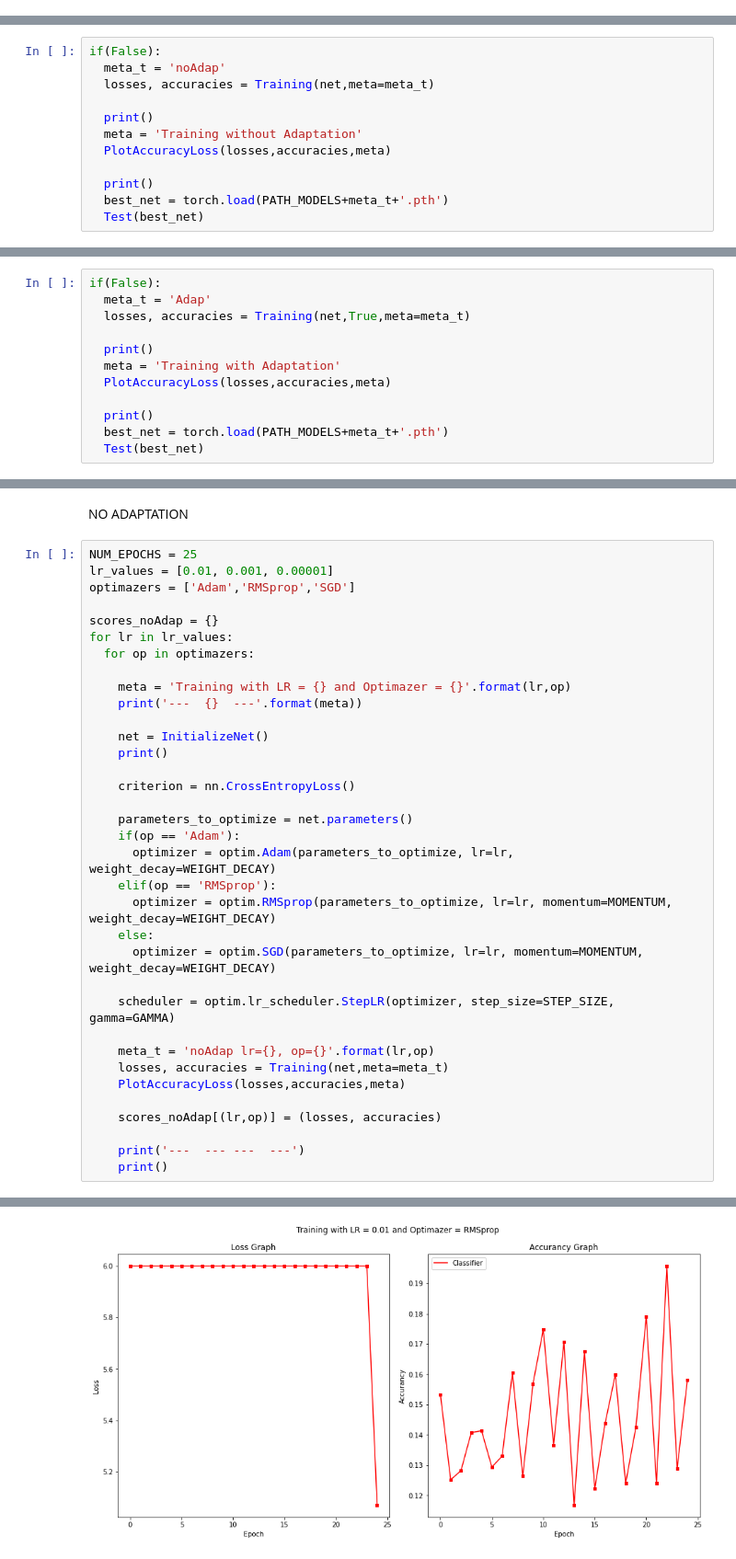
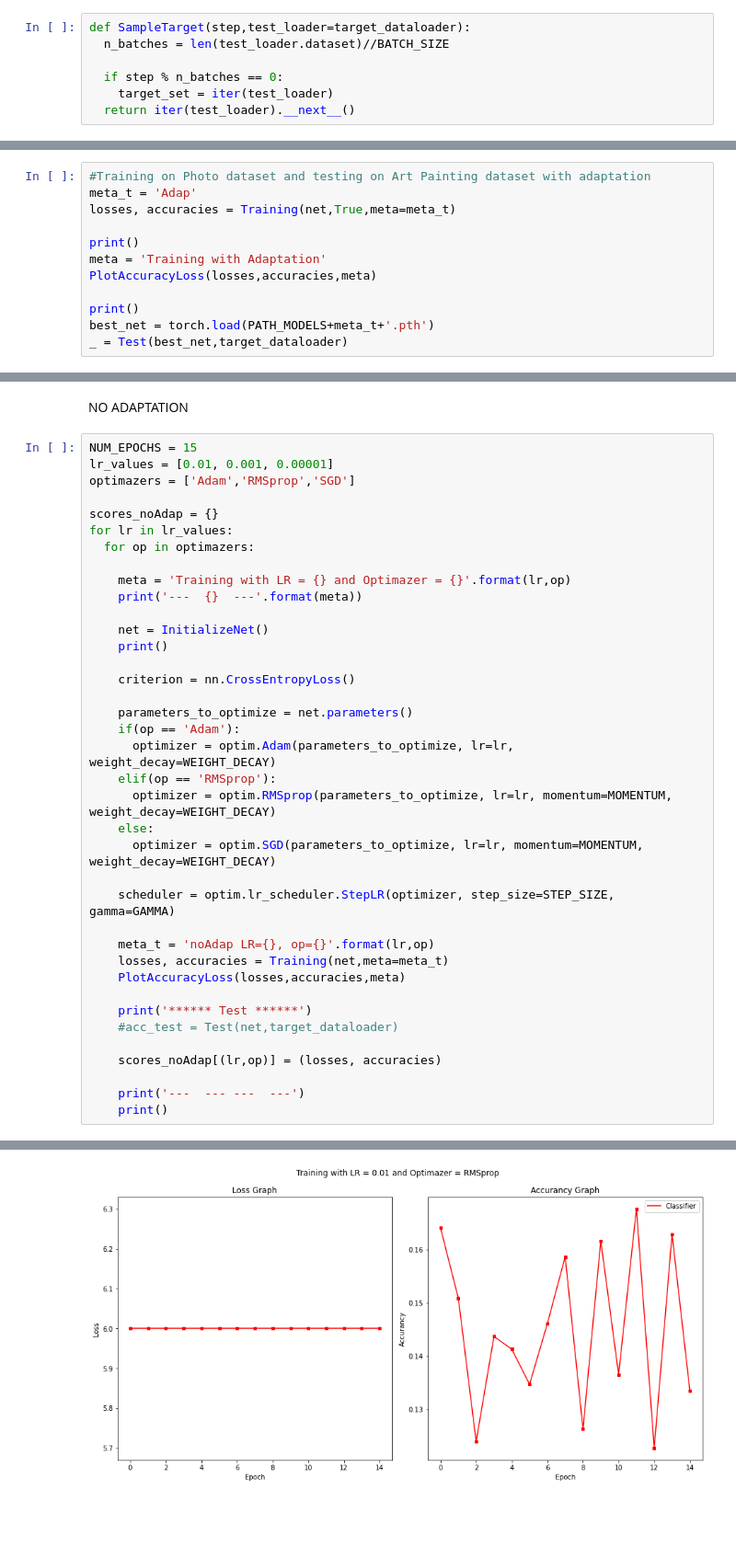
Before and after one commit to MauriVass/MachineLearning-DeepLearningCourse, a Jupyter notebook: HM3/Homework3_MLDL.ipynb, the cells around one changed output, grey strips where cells are left out. Shown at 92% size. Saved outputs shown, nothing was run; the diff lists cells and outputs as text; blank space fills up the shorter version.

```diff
--- a/HM3/Homework3_MLDL.ipynb
+++ b/HM3/Homework3_MLDL.ipynb
@@ -364,3 +455,10 @@ def PlotAccuracyLoss(loss, acc, meta=''):
   if(len(loss)>1):
     print('Domain Classifier: Min Loss: {:.6f}, Max Acc: {:.6f}'.format( min(loss_gd),max(acc_gd) ))
     print('Domain Classifier(Target): Min Loss: {:.6f}, Max Acc: {:.6f}'.format( min(loss_gd_t),max(acc_gd_t) ))
+# %%
+def SampleTarget(step,test_loader=target_dataloader):
+  n_batches = len(test_loader.dataset)//BATCH_SIZE
+
+  if step % n_batches == 0:
+    target_set = iter(test_loader)
+  return iter(test_loader).__next__()
@@ -543,14 +777,14 @@ def Test(net):
 # %%
-if(False):
-  meta_t = 'noAdap'
-  losses, accuracies = Training(net,meta=meta_t)
+#Training on Photo dataset and testing on Art Painting dataset with adaptation
+meta_t = 'Adap'
+losses, accuracies = Training(net,True,meta=meta_t)
 
-  print()
-  meta = 'Training without Adaptation'
-  PlotAccuracyLoss(losses,accuracies,meta)
+print()
+meta = 'Training with Adaptation'
+PlotAccuracyLoss(losses,accuracies,meta)
 
-  print()
-  best_net = torch.load(PATH_MODELS+meta_t+'.pth')
-  Test(best_net)
+print()
+best_net = torch.load(PATH_MODELS+meta_t+'.pth')
+_ = Test(best_net,target_dataloader)
 # %% [output]
 Starting epoch 1/30, LR = [0.001]
@@ -618,12 +813,0 @@ def SampleTarget(step):
-# %%
-if(False):
-  meta_t = 'Adap'
-  losses, accuracies = Training(net,True,meta=meta_t)
-
-  print()
-  meta = 'Training with Adaptation'
-  PlotAccuracyLoss(losses,accuracies,meta)
-
-  print()
-  best_net = torch.load(PATH_MODELS+meta_t+'.pth')
-  Test(best_net)
@@ -695,7 +816,7 @@ def SketchHeatMap(scores,trainAcc=False):
 # %% [markdown]
 NO ADAPTATION
 # %%
-NUM_EPOCHS = 25
+NUM_EPOCHS = 15
 lr_values = [0.01, 0.001, 0.00001]
 optimazers = ['Adam','RMSprop','SGD']
 
@@ -721,9 +842,12 @@ for lr in lr_values:
 
     scheduler = optim.lr_scheduler.StepLR(optimizer, step_size=STEP_SIZE, gamma=GAMMA)
 
-    meta_t = 'noAdap lr={}, op={}'.format(lr,op)
+    meta_t = 'noAdap LR={}, op={}'.format(lr,op)
     losses, accuracies = Training(net,meta=meta_t)
     PlotAccuracyLoss(losses,accuracies,meta)
+
+    print('****** Test ******')
+    #acc_test = Test(net,target_dataloader)
 
     scores_noAdap[(lr,op)] = (losses, accuracies)
 
@@ -775 +899 @@ Starting epoch 25/25, LR = [0.001]
-[figure, old version]
+[figure, new version]
```
Also changed, not shown: parts of 49 cells of this notebook, 6 other files.
